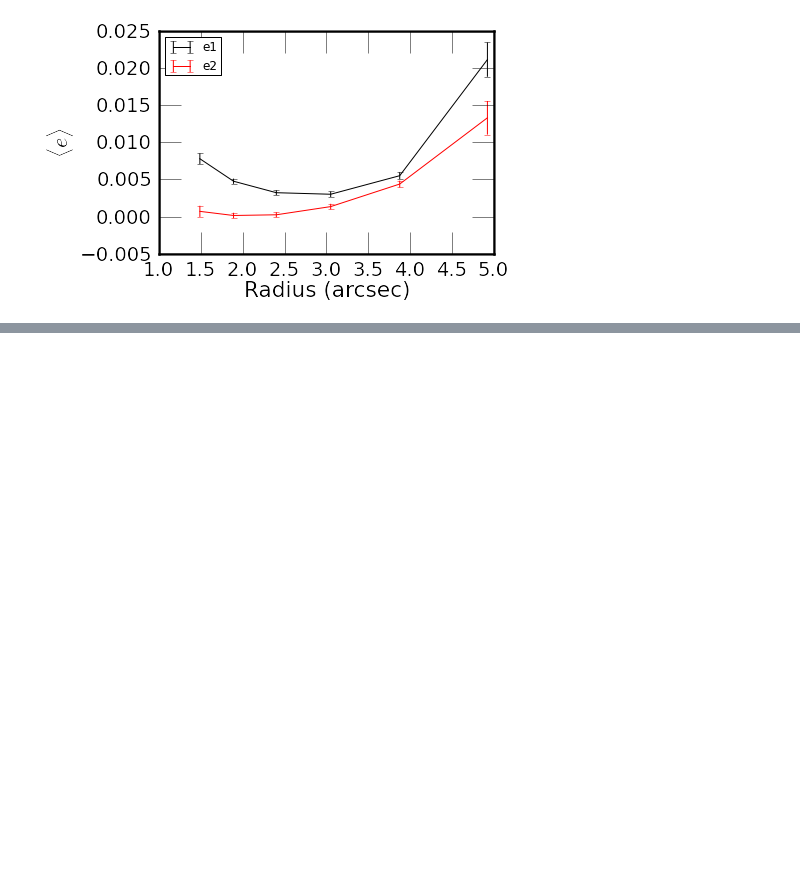
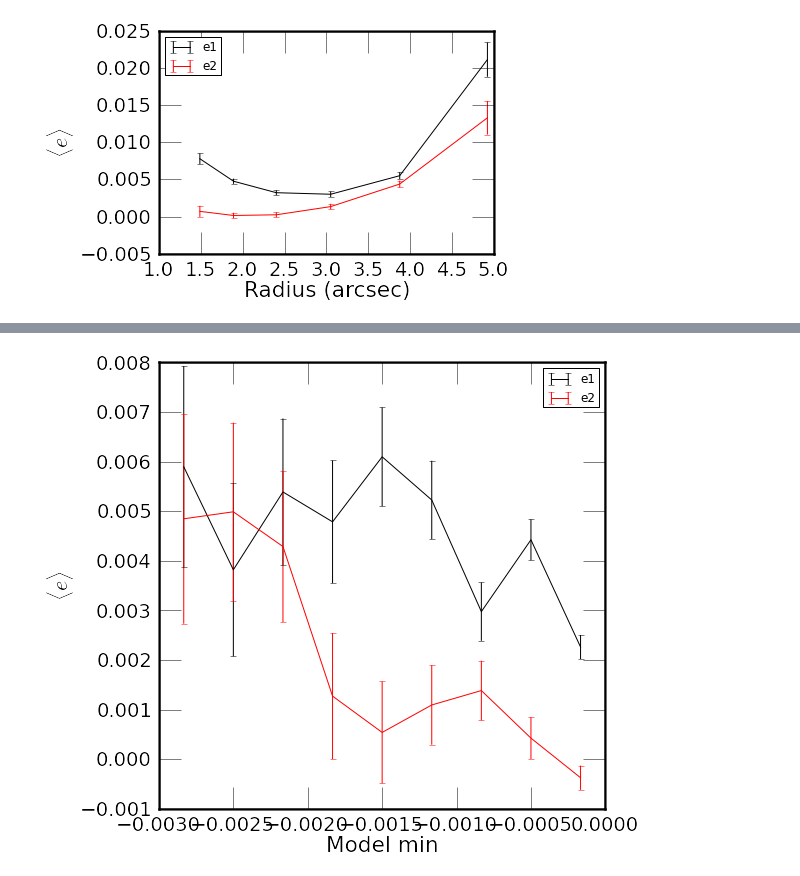
Before and after one commit to vvinuv/ipynb, a Jupyter notebook: im3shape_v6.ipynb, the cells around one changed output, grey strips where cells are left out. Cells and saved outputs as stored; diff of their text form; code cells hidden in the pictures; blank space fills up the shorter version.

```diff
--- a/im3shape_v6.ipynb
+++ b/im3shape_v6.ipynb
@@ -158,0 +187,5 @@ bas.plot_rad(iim3[crad]['radius'], iim3[crad]['e1'], iim3[crad]['e2'], 7, 10)
+# %%
+reload(bas)
+bas.plot_q(iim3[spte]['model_min'], iim3[spte]['e1'], iim3[spte]['e2'], -0.003, 0, 10, 'Model min', figsize=(8,8))
+# %% [output]
+[figure, added]
```
Also changed, not shown: parts of 9 cells of this notebook.
